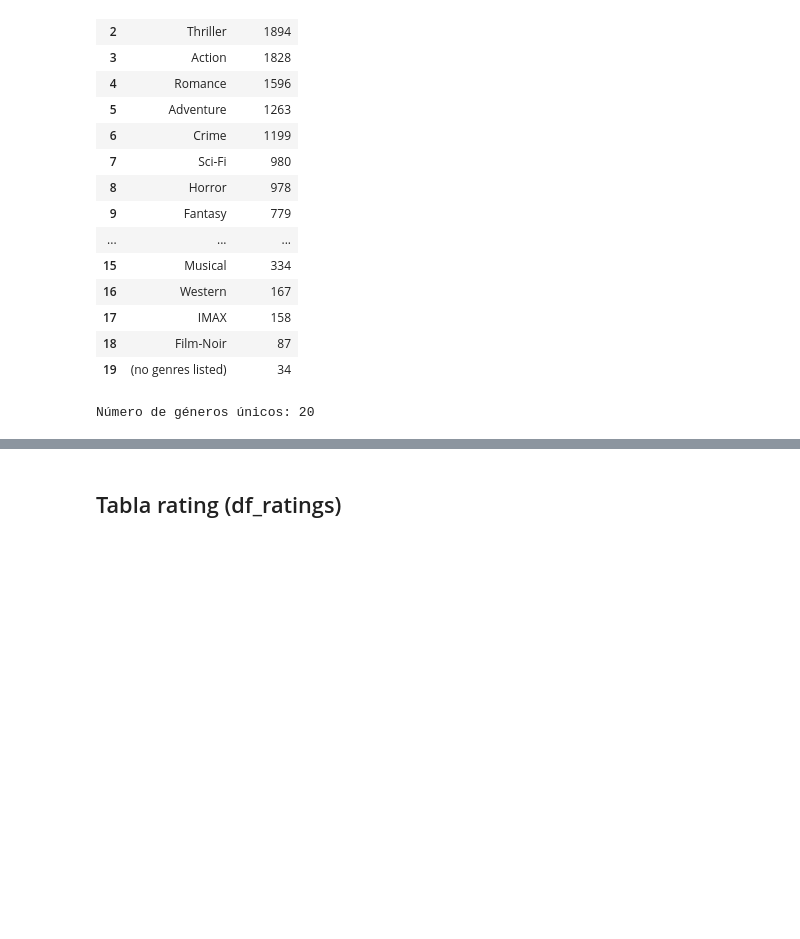
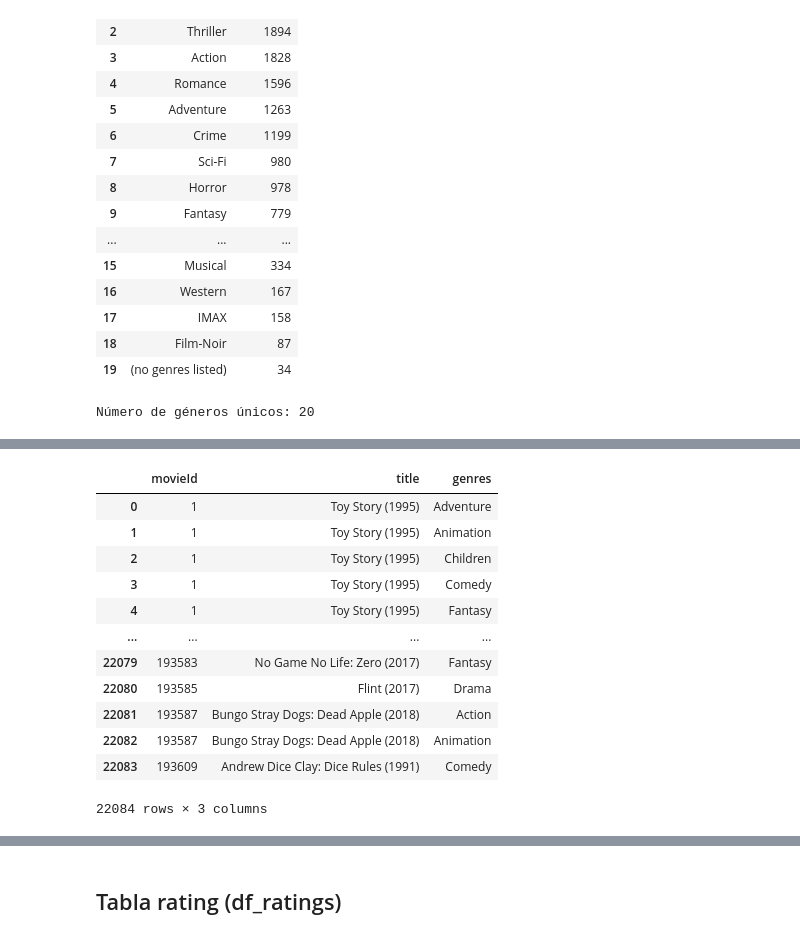
Before and after one commit to josedavidm12/sistemas_recomendacion, a Jupyter notebook: b_exploración_limpieza.ipynb, the cells around one changed output, grey strips where cells are left out. Saved outputs shown, nothing was run; the diff lists cells and outputs as text; code cells hidden in the pictures; blank space fills up the shorter version.

```diff
--- a/b_exploración_limpieza.ipynb
+++ b/b_exploración_limpieza.ipynb
@@ -197,6 +191,25 @@ Layout=go.Layout(title="Cantidad de peliculas por cada género",xaxis={'title':'
 go.Figure(data,Layout)
 # %% [output]
 [interactive output not drawn]
+# %%
+#Separación de generos en base de datos original
+df_movies['genres'] = df_movies['genres'].str.split('|')
+df_movies2 = df_movies.explode('genres').reset_index(drop=True)
+df_movies2
+# %% [output]
+|  | movieId | title | genres |
+| 0 | 1 | Toy Story (1995) | Adventure |
+| 1 | 1 | Toy Story (1995) | Animation |
+| 2 | 1 | Toy Story (1995) | Children |
+| 3 | 1 | Toy Story (1995) | Comedy |
+| 4 | 1 | Toy Story (1995) | Fantasy |
+| ... | ... | ... | ... |
+| 22079 | 193583 | No Game No Life: Zero (2017) | Fantasy |
+| 22080 | 193585 | Flint (2017) | Drama |
+| 22081 | 193587 | Bungo Stray Dogs: Dead Apple (2018) | Action |
+| 22082 | 193587 | Bungo Stray Dogs: Dead Apple (2018) | Animation |
+| 22083 | 193609 | Andrew Dice Clay: Dice Rules (1991) | Comedy |
+22084 rows × 3 columns
 # %%
 ## Análisis de los años de las películas
 # Peliculas sin año de identificacion y rango de años
```
Also changed, not shown: parts of 17 cells of this notebook, 1 other file.
